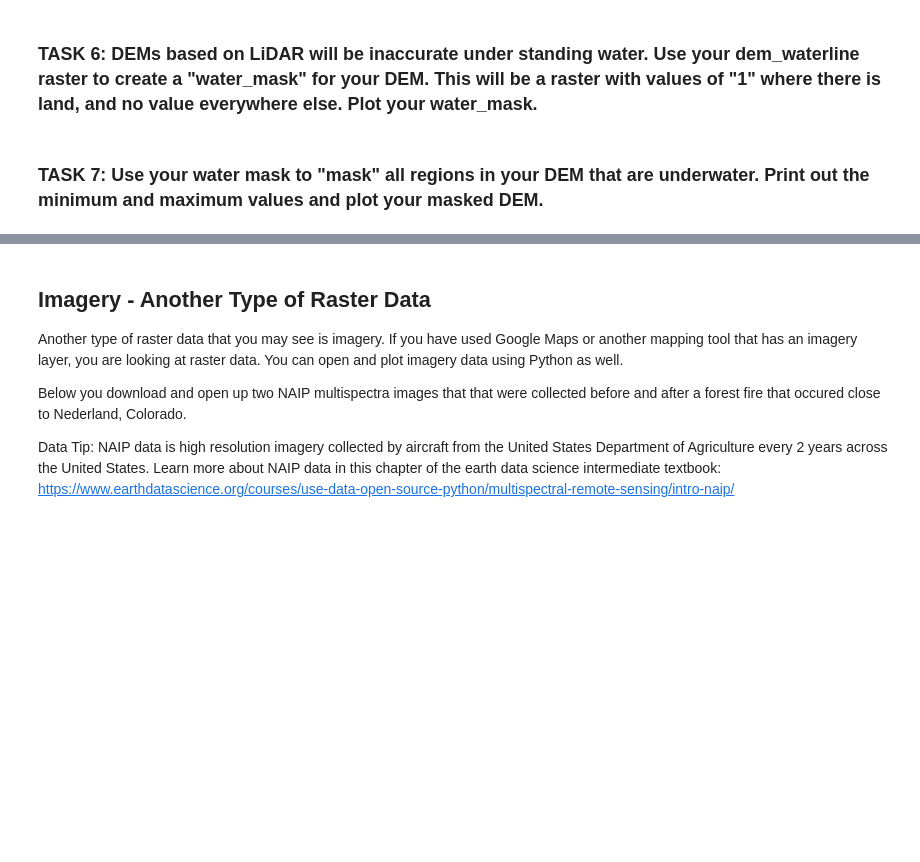
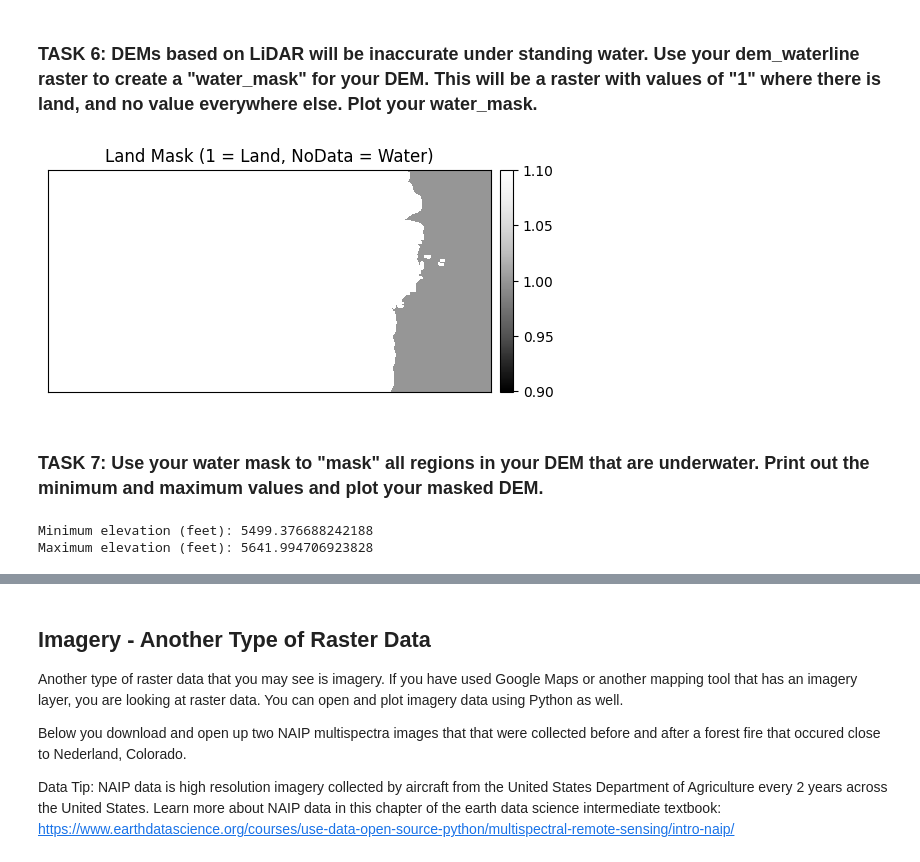
Before and after one commit to robisha-vice/WaterDig, a Jupyter notebook: CodeSprints/RasterData101.ipynb, the cells around one changed output, grey strips where cells are left out. Saved outputs shown, nothing was run; the diff lists cells and outputs as text; code cells hidden in the pictures; blank space fills up the shorter version.

```diff
--- a/CodeSprints/RasterData101.ipynb
+++ b/CodeSprints/RasterData101.ipynb
@@ -307,9 +356,10 @@ Note: we did not use masked = T when we read in the dem.
 # %%
 #Task 5:
 # read in raw dem data and metadata through raster connection
-
-
+with rio.open(dem_pre_path) as dem_src:
+    dem_data = dem_src.read(1, masked=True)
 # use dem_data to create dem_feet_ma
-
-
+dem_feet_ma = dem_data.astype('float64') * 3.28084
 # print out min and max values
+print("Minimum elevation (feet):", dem_feet_ma.min())
+print("Maximum elevation (feet):", dem_feet_ma.max())
@@ -364,3 +427,18 @@ Often in raster manipulation, we want to use certain criteria to mask out raster
+# %%
+# Task 6: create water_mask
+#  (actually a LAND mask)
+water_mask = (dem_waterline == 1).astype(int)
+water_mask = np.ma.masked_where(water_mask == 0, water_mask)
+# %%
+# Task 6: plot water_mask
+
+fig, ax = plt.subplots(figsize=(6, 6))
+ep.plot_bands(water_mask,
+              ax=ax,
+              title="Land Mask (1 = Land, NoData = Water)")
+plt.show()
+# %% [output]
+[figure, added]
 # %% [markdown]
 ### TASK 7: Use your water mask to "mask" all regions in your DEM that are underwater. Print out the minimum and maximum values and plot your masked DEM.
 # %%
@@ -368,2 +447,7 @@ Often in raster manipulation, we want to use certain criteria to mask out raster
 # %%
 #Task 7 print min and max:
+print("Minimum elevation (feet):", water_masked_DEM.min())
+print("Maximum elevation (feet):", water_masked_DEM.max())
+# %% [output]
+Minimum elevation (feet): 5499.376688242188
+Maximum elevation (feet): 5641.994706923828
```
Also changed, not shown: parts of 22 cells of this notebook.
